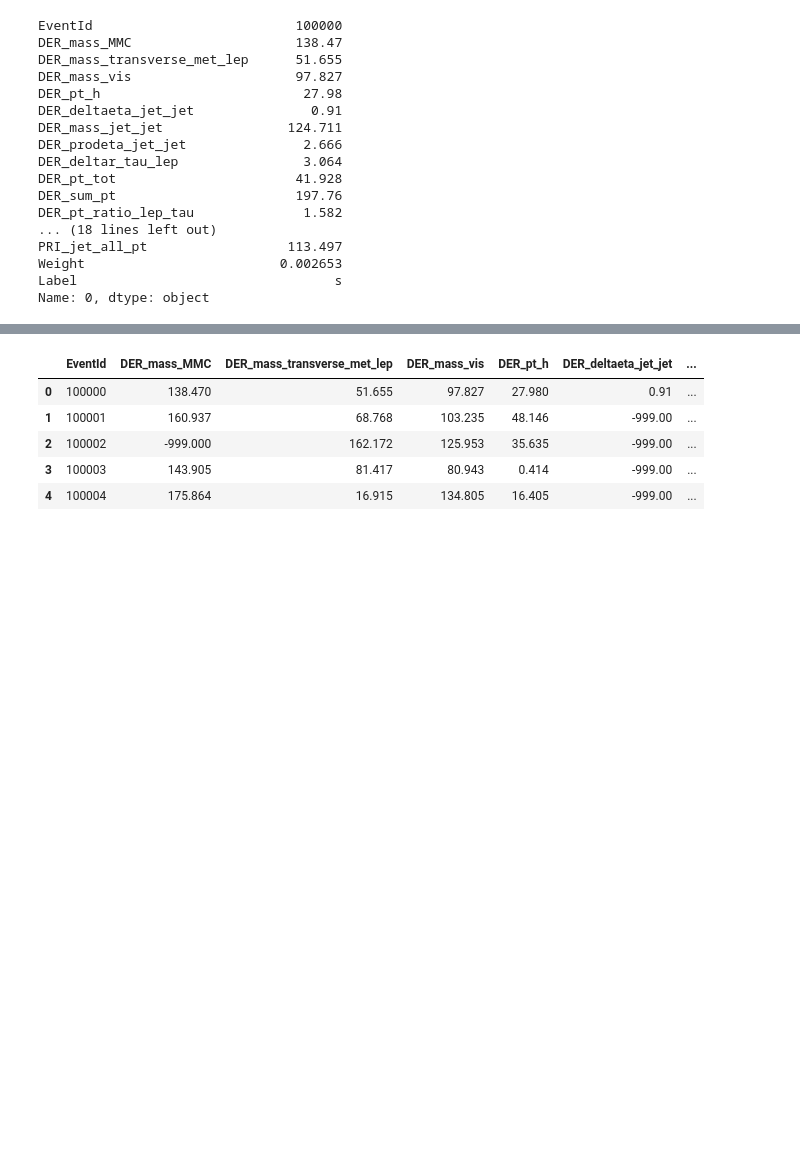
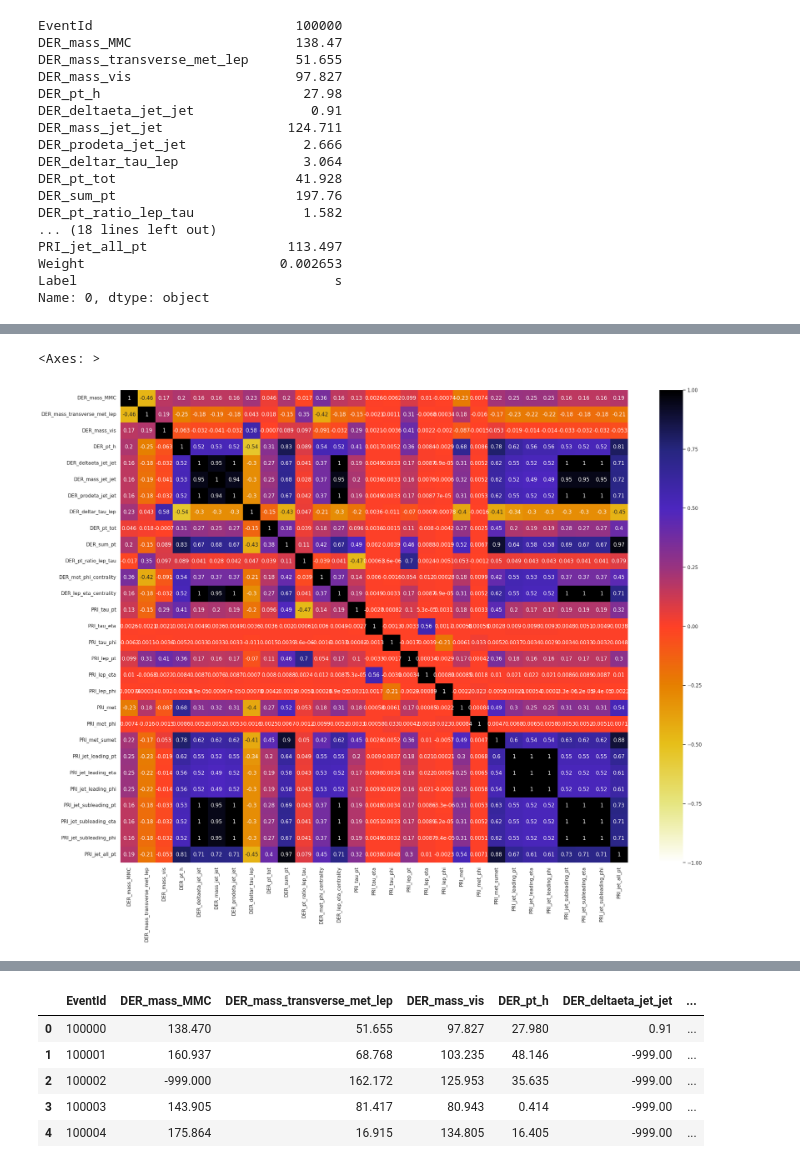
Before and after one commit to AAA530/Higgs_boson_classification, a Jupyter notebook: AI_project_higgs_boson.ipynb, the cells around one changed output, grey strips where cells are left out. Saved outputs shown, nothing was run; the diff lists cells and outputs as text; code cells hidden in the pictures; blank space fills up the shorter version.

```diff
--- a/AI_project_higgs_boson.ipynb
+++ b/AI_project_higgs_boson.ipynb
@@ -129,0 +397,7 @@ Name: 0, dtype: object
+# %%
+# Correlation heatmap of float features for the training set
+plt.figure(figsize = (26, 19.5))
+sns.heatmap(data_train[cols_float_test].corr(), vmin = -1, vmax = 1, annot = True, cmap = plt.cm.CMRmap_r)
+# %% [output]
+<Axes: >
+[figure, added]
```
Also changed, not shown: parts of 62 cells of this notebook.
